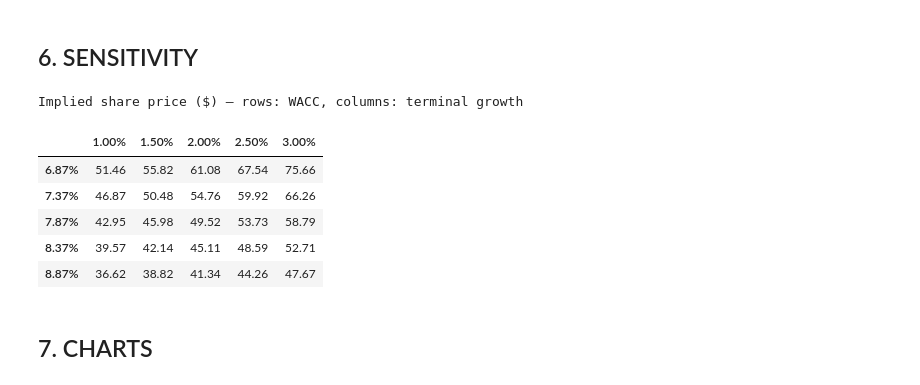
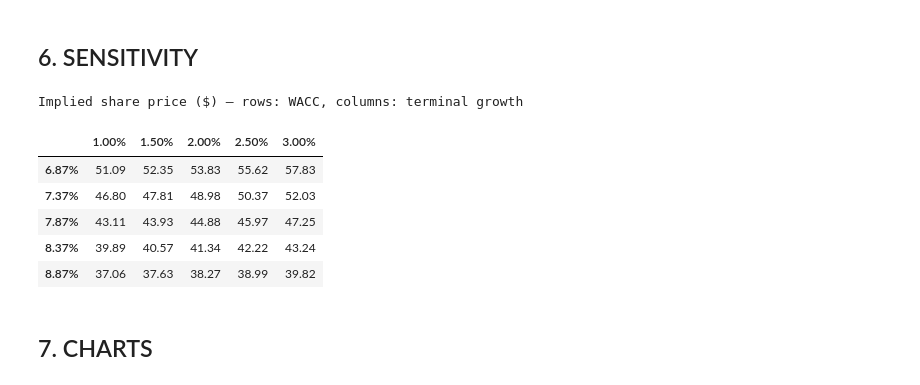
Before and after one commit to louischarpentier83-source/dcf-valuation-model, a Jupyter notebook: DCF.ipynb, the cells around one changed output. Cells and saved outputs as stored; diff of their text form; code cells hidden in the pictures.

```diff
--- a/DCF.ipynb
+++ b/DCF.ipynb
@@ -47,6 +47,7 @@ UNLEVERED_BETA = 0.90         # asset beta of the sector
 CREDIT_SPREAD = 0.020         # spread over the risk-free rate
 
 TERMINAL_GROWTH = 0.020       # perpetual growth rate
+RONIC_SPREAD = 0.020          # terminal return on new capital = WACC + this spread
 
 print("=" * 60)
 print(f"DCF VALUATION - {COMPANY_NAME}")
@@ -205,0 +197,28 @@ PV of terminal value  : 21,348 $m
+# %%
+# Terminal year: NOPAT grows at g and g / RONIC of it is reinvested.
+# Working capital grows at g too; net capex is what remains of the reinvestment.
+last_year = df.index[-1]
+
+def terminal_fcf(growth, ronic):
+    """FCF of the year after the forecast, from the value driver formula."""
+    return df["NOPAT"].iloc[-1] * (1 + growth) * (1 - growth / ronic)
+
+terminal_ronic = WACC + RONIC_SPREAD
+reinvestment_rate = TERMINAL_GROWTH / terminal_ronic
+nopat_terminal = df["NOPAT"].iloc[-1] * (1 + TERMINAL_GROWTH)
+reinvestment_terminal = nopat_terminal * reinvestment_rate
+nwc_change_terminal = df["NWC"].iloc[-1] * TERMINAL_GROWTH
+net_capex_terminal = reinvestment_terminal - nwc_change_terminal
+fcf_terminal = terminal_fcf(TERMINAL_GROWTH, terminal_ronic)
+print(f"Terminal RONIC        : {terminal_ronic:.2%}")
+print(f"Reinvestment rate     : {reinvestment_rate:.1%} of NOPAT")
+print(f"Terminal NOPAT        : {nopat_terminal:,.0f} $m")
+print(f"(-) Change in NWC     : {-nwc_change_terminal:,.0f} $m")
+print(f"(-) Net capex         : {-net_capex_terminal:,.0f} $m")
+print(f"Terminal FCF          : {fcf_terminal:,.0f} $m")
+
+# Gordon Growth: value of every cash flow after the last forecast year
+terminal_value = fcf_terminal / (WACC - TERMINAL_GROWTH)
+pv_terminal = terminal_value * df["Discount factor"].iloc[-1]
+print(f"Terminal value (Y{last_year})   : {terminal_value:,.0f} $m")
+print(f"PV of terminal value  : {pv_terminal:,.0f} $m")
@@ -241,30 +269,30 @@ print(f"    Implied exit EV/EBITDA: {terminal_value / ebitda_last:,.1f}x")
 # %%
 wacc_range = np.arange(WACC - 0.01, WACC + 0.011, 0.005)
 growth_range = np.arange(0.01, 0.031, 0.005)
 
 sensitivity = pd.DataFrame(index=[f"{w:.2%}" for w in wacc_range],
                            columns=[f"{g:.2%}" for g in growth_range],
                            dtype=float)
 
 for w in wacc_range:
     for g in growth_range:
         pv = (df["FCF"] / (1 + w) ** df.index).sum()
-        tv = df["FCF"].iloc[-1] * (1 + g) / (w - g)
+        tv = terminal_fcf(g, w + RONIC_SPREAD) / (w - g)
         ev = pv + tv / (1 + w) ** last_year
         sensitivity.loc[f"{w:.2%}", f"{g:.2%}"] = (ev - net_debt) / SHARES
 
 display(sensitivity.style
         .background_gradient(cmap="RdYlGn", axis=None)
         .format("{:,.2f}")
         .set_caption("Implied share price ($) — rows: WACC, columns: terminal growth"))
 # %% [output]
 Implied share price ($) — rows: WACC, columns: terminal growth
 |  | 1.00% | 1.50% | 2.00% | 2.50% | 3.00% |
-| 6.87% | 51.46 | 55.82 | 61.08 | 67.54 | 75.66 |
-| 7.37% | 46.87 | 50.48 | 54.76 | 59.92 | 66.26 |
-| 7.87% | 42.95 | 45.98 | 49.52 | 53.73 | 58.79 |
-| 8.37% | 39.57 | 42.14 | 45.11 | 48.59 | 52.71 |
-| 8.87% | 36.62 | 38.82 | 41.34 | 44.26 | 47.67 |
+| 6.87% | 51.09 | 52.35 | 53.83 | 55.62 | 57.83 |
+| 7.37% | 46.80 | 47.81 | 48.98 | 50.37 | 52.03 |
+| 7.87% | 43.11 | 43.93 | 44.88 | 45.97 | 47.25 |
+| 8.37% | 39.89 | 40.57 | 41.34 | 42.22 | 43.24 |
+| 8.87% | 37.06 | 37.63 | 38.27 | 38.99 | 39.82 |
 # %% [markdown]
 ## 7. CHARTS
 # %%
```
Also changed, not shown: parts of 5 cells of this notebook, 1 other file.
